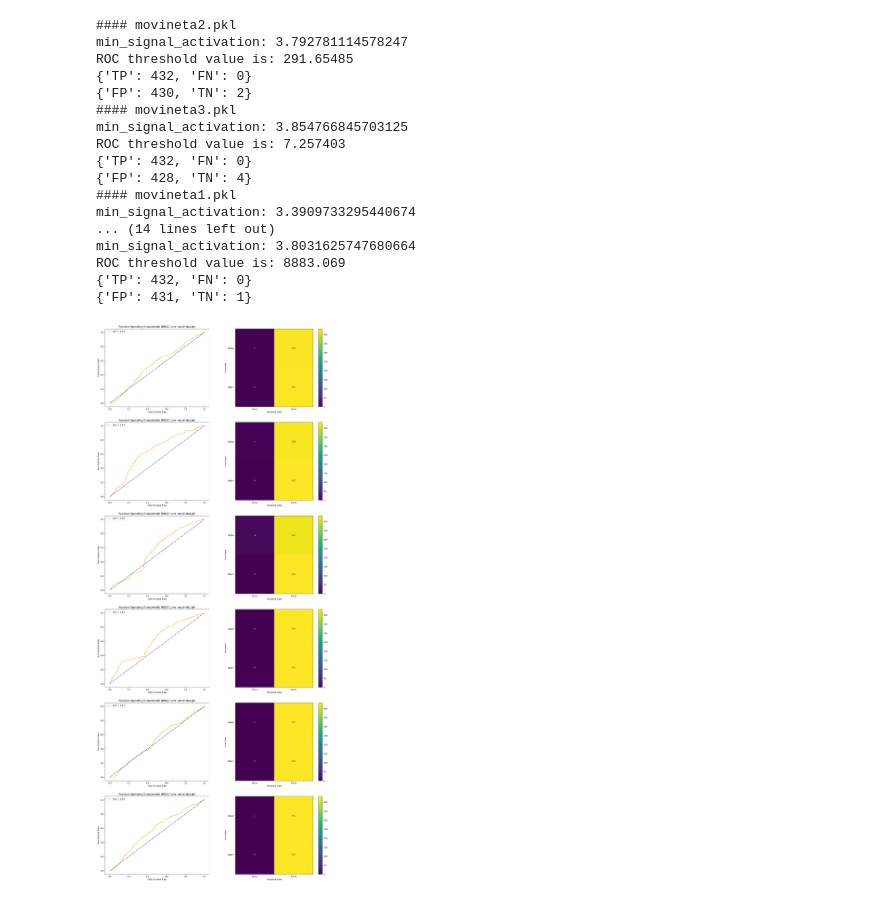
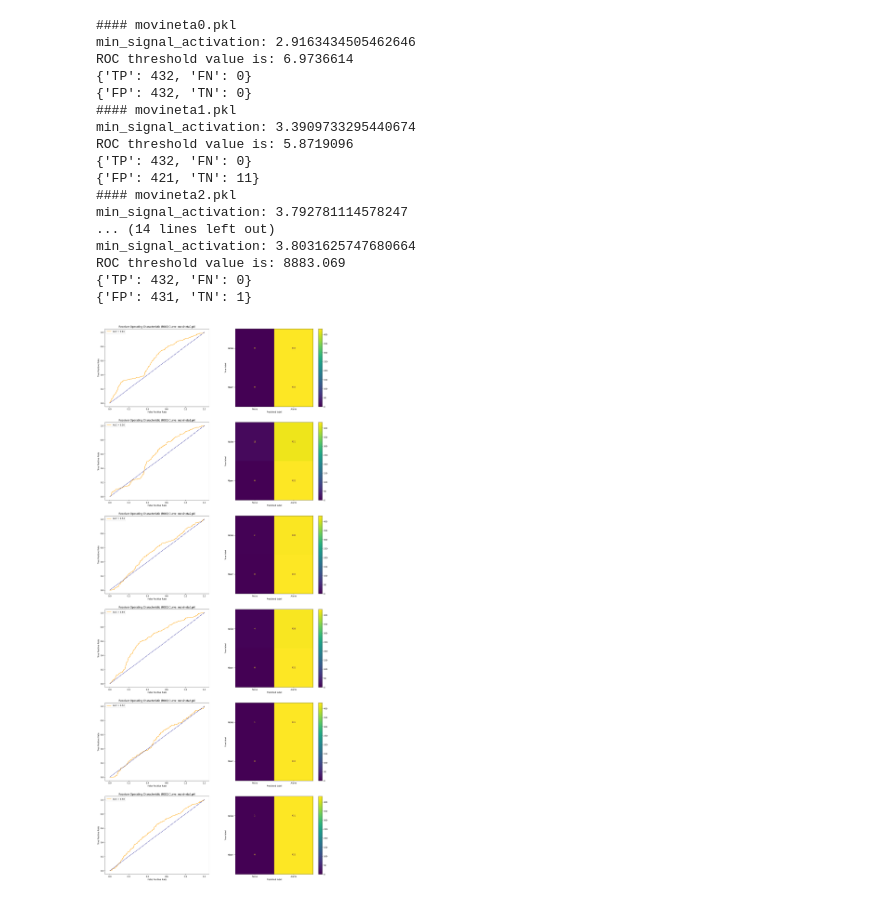
Before and after one commit to schallerala/unifr-master-ilids-alarms, a Jupyter notebook: notebooks/movinet_results_all.ipynb, the cells around one changed output. Cells and saved outputs as stored; diff of their text form; code cells hidden in the pictures.

```diff
--- a/notebooks/movinet_results_all.ipynb
+++ b/notebooks/movinet_results_all.ipynb
@@ -69,31 +69,31 @@ def plot_roc_confusion_matrix(sequences_df: pd.DataFrame, pickle_file: Path, axe
     plt_confusion_matrix = ConfusionMatrixDisplay(confusion_matrix=confusion_matrix_arr, display_labels=["Noise", "Alarm"])
     plt_confusion_matrix.plot(ax=axes[1])
 # %%
-all_exp = glob.glob(str(Path("..") / "results" / "movinet" / "*.pkl"))
+all_exp = sorted(glob.glob(str(Path("..") / "results" / "movinet" / "*.pkl")))
 
 fig, axes = plt.subplots(len(all_exp), 2, figsize=(20, 48))
 
 for file, row_axes in zip(all_exp, axes):
     print(f"#### {Path(file).name}")
     plot_roc_confusion_matrix(sequences_df, Path(file), row_axes)
 
 plt.show()
 # %% [output]
+#### movineta0.pkl
+min_signal_activation: 2.9163434505462646
+ROC threshold value is: 6.9736614
+{'TP': 432, 'FN': 0}
+{'FP': 432, 'TN': 0}
+#### movineta1.pkl
+min_signal_activation: 3.3909733295440674
+ROC threshold value is: 5.8719096
+{'TP': 432, 'FN': 0}
+{'FP': 421, 'TN': 11}
 #### movineta2.pkl
 min_signal_activation: 3.792781114578247
-ROC threshold value is: 291.65485
-{'TP': 432, 'FN': 0}
-{'FP': 430, 'TN': 2}
-#### movineta3.pkl
-min_signal_activation: 3.854766845703125
-ROC threshold value is: 7.257403
-{'TP': 432, 'FN': 0}
-{'FP': 428, 'TN': 4}
-#### movineta1.pkl
-min_signal_activation: 3.3909733295440674
 ... (14 lines left out)
 min_signal_activation: 3.8031625747680664
 ROC threshold value is: 8883.069
 {'TP': 432, 'FN': 0}
 {'FP': 431, 'TN': 1}
-[figure, old version]
+[figure, new version]
```
Also changed, not shown: 3 other files.
